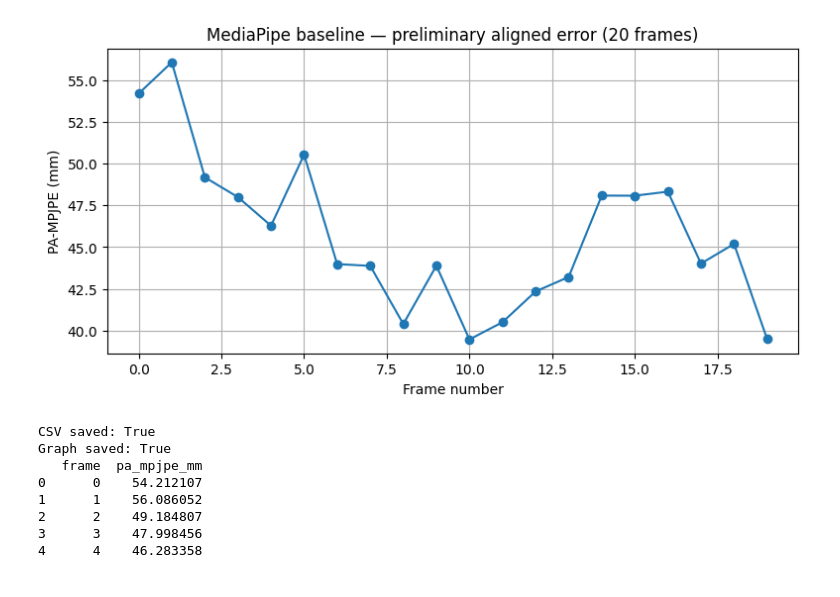
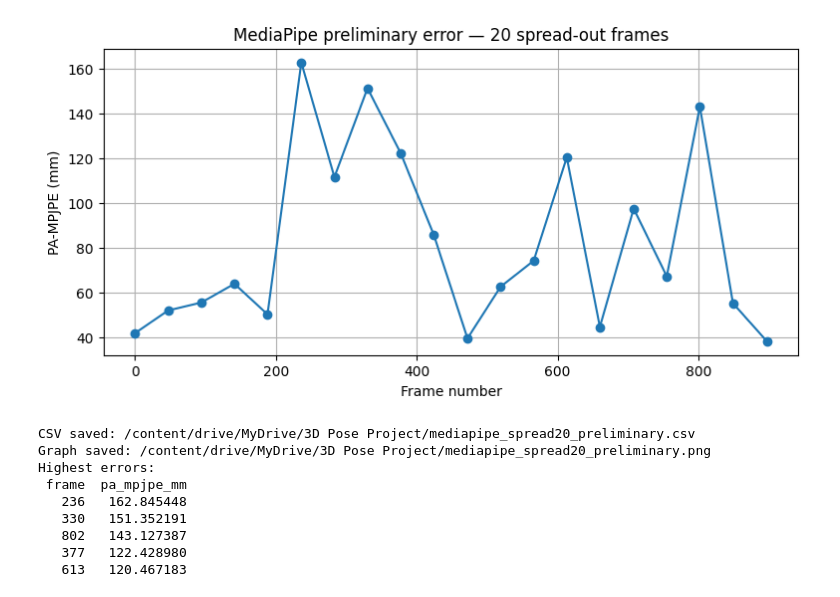
Before and after one commit to JaylinOlli/Computer-Vision-Applied-Project, a Jupyter notebook: 3d-pose-diff-render/notebooks/mediapipe_baseline.ipynb, the cells around one changed output. Saved outputs shown, nothing was run; the diff lists cells and outputs as text; code cells hidden in the pictures.

Commit message:
add the updated version of media pipe_baseline

```diff
--- a/3d-pose-diff-render/notebooks/mediapipe_baseline.ipynb
+++ b/3d-pose-diff-render/notebooks/mediapipe_baseline.ipynb
@@ -116,0 +77,21 @@ World landmarks detected: 33
+# %%
+# Pick 20 frames across the video instead of 20 frames in a row
+person_id = 0
+frame_count = len(data['jointPositions'][person_id])
+frame_ids = np.linspace(0, frame_count - 1, 20, dtype=int)
+
+# Get the selected images from the ZIP if they are not already in Drive
+missing = [int(i) for i in frame_ids
+           if not (image_folder / f'image_{i:05d}.jpg').exists()]
+if missing:
+    if not image_zip.exists():
+        raise FileNotFoundError(f'Missing image archive: {image_zip}')
+    with zipfile.ZipFile(image_zip) as z:
+        for frame in missing:
+            member = f'imageFiles/downtown_arguing_00/image_{frame:05d}.jpg'
+            (image_folder / f'image_{frame:05d}.jpg').write_bytes(z.read(member))
+
+# Joint orders must match
+mp_ids = [11, 12, 13, 14, 15, 16, 25, 26, 27, 28]
+smpl_ids = [16, 17, 18, 19, 20, 21, 4, 5, 7, 8]
+print('Frames selected:', frame_ids.tolist())
@@ -157,30 +199,30 @@ Maximum: 56.09 mm
 # %%
-# Save the preliminary results and plot to Google Drive
-output_folder = root.parent
-results_df = pd.DataFrame({'frame': successful_frames, 'pa_mpjpe_mm': errors})
-csv_path = output_folder / 'mediapipe_baseline_results.csv'
-plot_path = output_folder / 'mediapipe_baseline_plot.png'
+# Save the updated results and graph without overwriting the old test
+output_dir = root.parent
+csv_path = output_dir / 'mediapipe_spread20_preliminary.csv'
+plot_path = output_dir / 'mediapipe_spread20_preliminary.png'
 results_df.to_csv(csv_path, index=False)
 
 plt.figure(figsize=(9, 4))
 plt.plot(results_df['frame'], results_df['pa_mpjpe_mm'], marker='o')
 plt.xlabel('Frame number')
 plt.ylabel('PA-MPJPE (mm)')
-plt.title('MediaPipe baseline — preliminary aligned error (20 frames)')
+plt.title('MediaPipe preliminary error — 20 spread-out frames')
 plt.grid(True)
-plt.savefig(plot_path, dpi=150, bbox_inches='tight')  # Save BEFORE showing
+plt.savefig(plot_path, dpi=150, bbox_inches='tight')
 plt.show()
-
-print('CSV saved:', csv_path.exists())
-print('Graph saved:', plot_path.exists())
-print(results_df.head())
+print('CSV saved:', csv_path)
+print('Graph saved:', plot_path)
+print('Highest errors:')
+print(results_df.nlargest(5, 'pa_mpjpe_mm').to_string(index=False))
 # %% [output]
-[figure, old version]
+[figure, new version]
-CSV saved: True
-Graph saved: True
-   frame  pa_mpjpe_mm
-0      0    54.212107
-1      1    56.086052
-2      2    49.184807
-3      3    47.998456
-4      4    46.283358
+CSV saved: /content/drive/MyDrive/3D Pose Project/mediapipe_spread20_preliminary.csv
+Graph saved: /content/drive/MyDrive/3D Pose Project/mediapipe_spread20_preliminary.png
+Highest errors:
+ frame  pa_mpjpe_mm
+   236   162.845448
+   330   151.352191
+   802   143.127387
+   377   122.428980
+   613   120.467183
```
Also changed, not shown: parts of 13 cells of this notebook.
